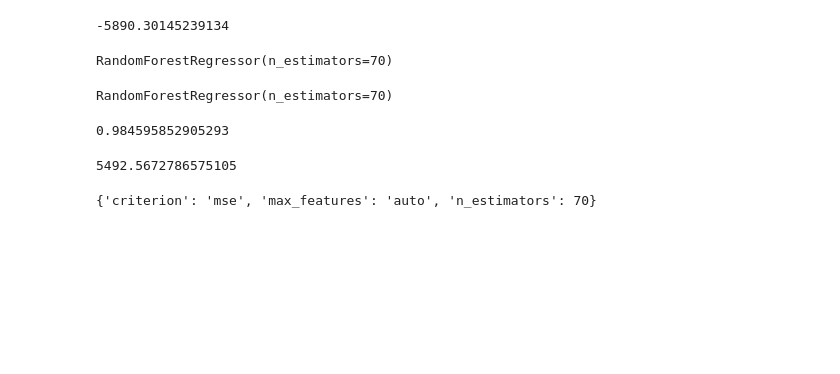
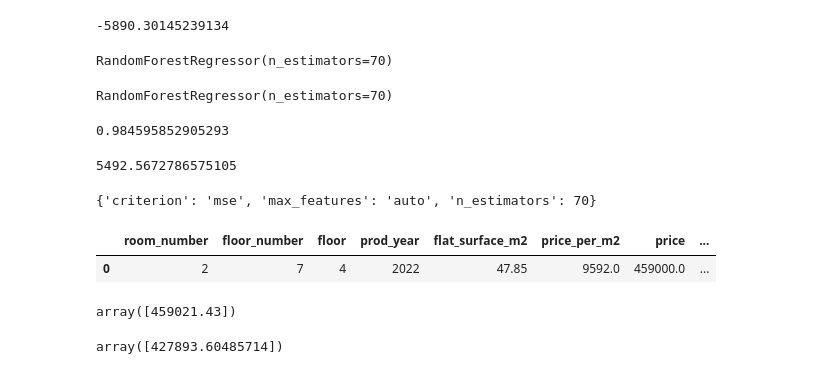
Before and after one commit to TestQspy/flats_building_model, a Jupyter notebook: flats_building_model.ipynb, the cells around one changed output. Drawn from its saved outputs; the diff is of its cells as text; code cells hidden in the pictures; blank space fills up the shorter version.

Commit message:
Check prediction on new object

```diff
--- a/flats_building_model.ipynb
+++ b/flats_building_model.ipynb
@@ -479,3 +479,8 @@ rfr_gs_multi_pred_error
 gs.best_params_
 # %% [output]
 {'criterion': 'mse', 'max_features': 'auto', 'n_estimators': 70}
+# %%
+df[:1]
+# %% [output]
+|  | room_number | floor_number | floor | prod_year | flat_surface_m2 | price_per_m2 | price | ... |
+| 0 | 2 | 7 | 4 | 2022 | 47.85 | 9592.0 | 459000.0 | ... |
@@ -481,0 +491,4 @@ gs.best_params_
+# %%
+rfr_gs_multi.predict(test).round(decimals=2)
+# %% [output]
+array([459021.43])
@@ -481,0 +497,4 @@ gs.best_params_
+# %%
+rfr_gs_multi.predict(dummy_row.reshape(1, -1))
+# %% [output]
+array([427893.60485714])
```
Also changed, not shown: parts of 3 cells of this notebook.
